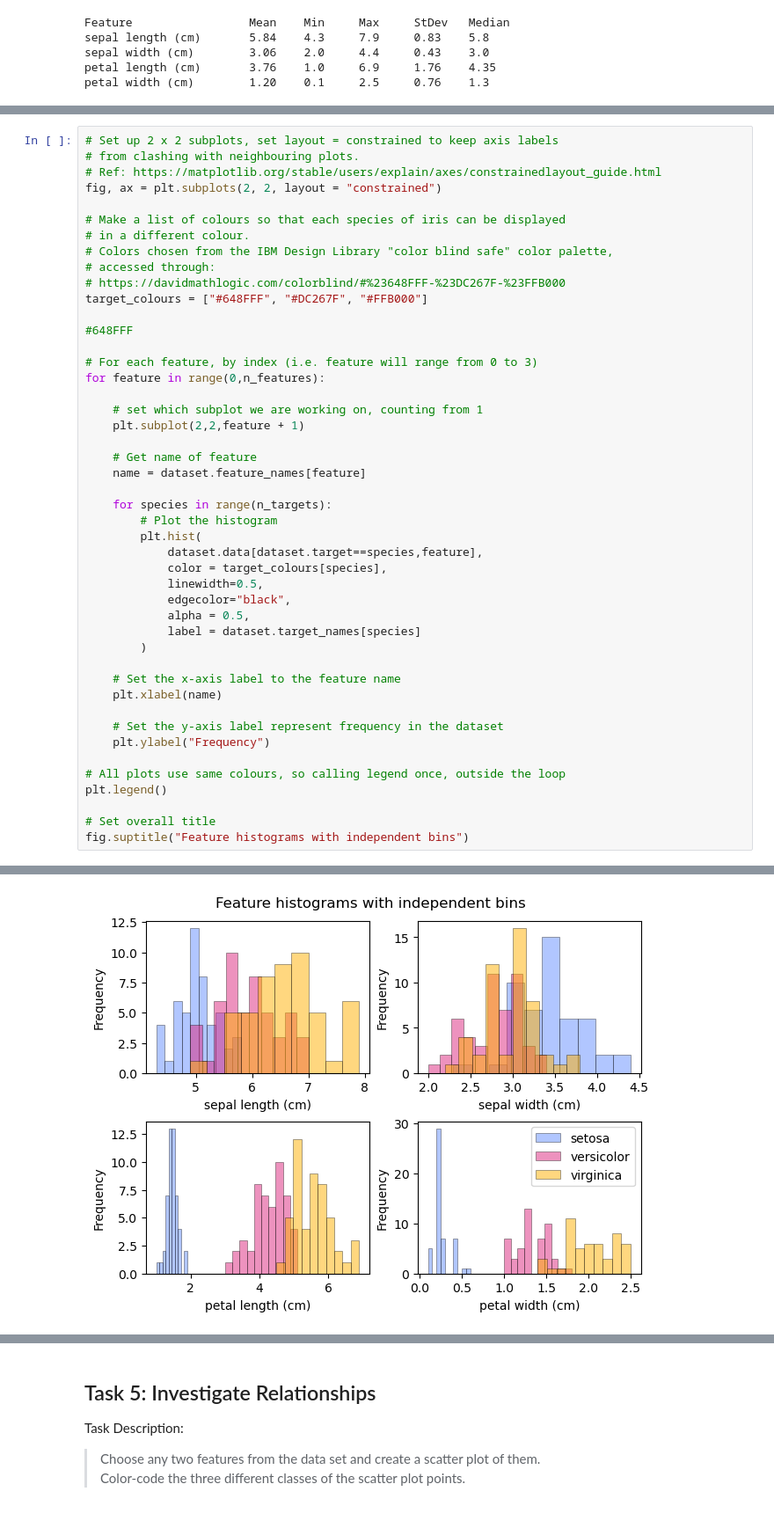
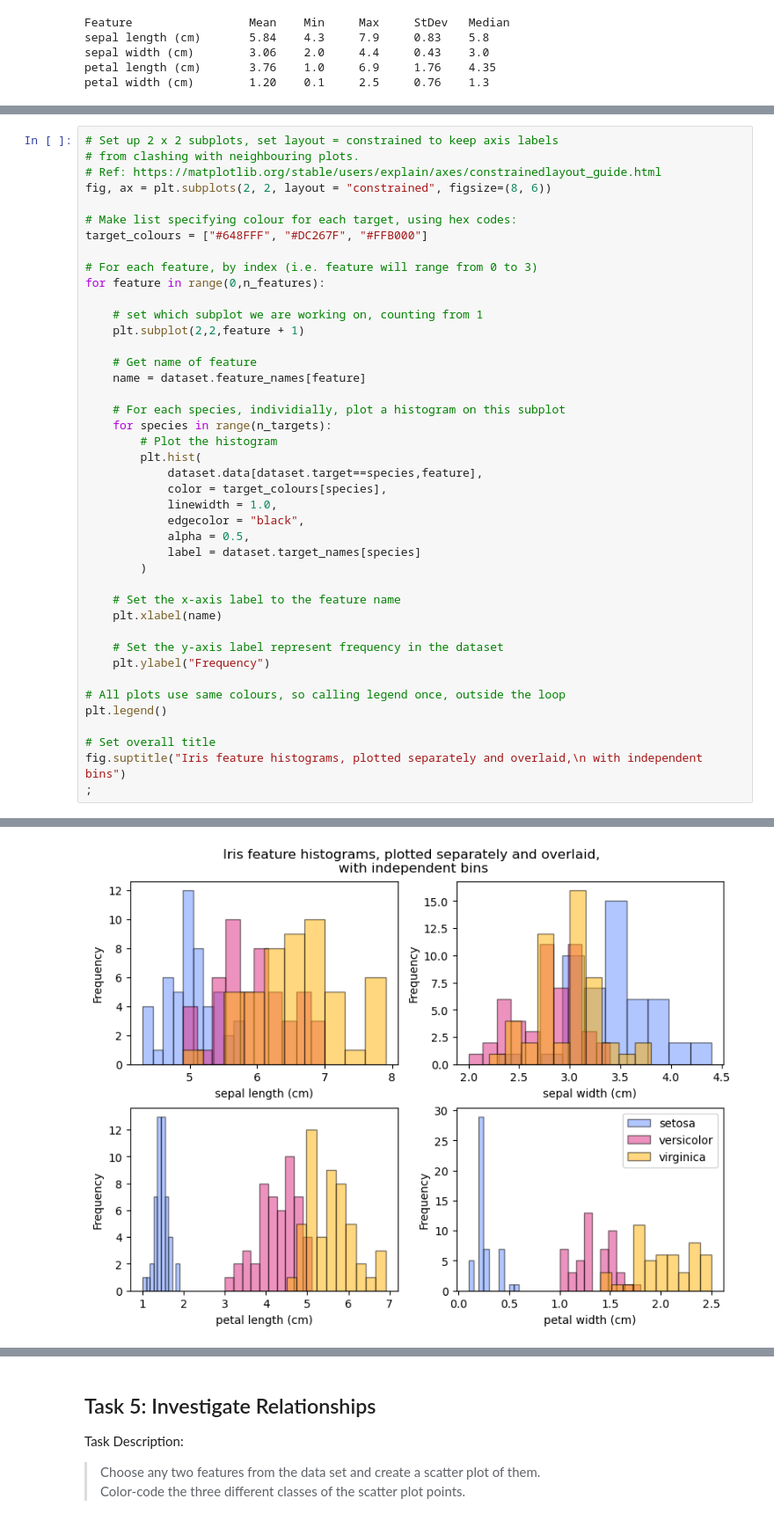
Before and after one commit to SuColl/principles_of_data_analytics, a Jupyter notebook: tasks.ipynb, the cells around one changed output, grey strips where cells are left out. Shown: that part at 88% size. Drawn from its saved outputs; the diff is of its cells as text.

```diff
--- a/tasks.ipynb
+++ b/tasks.ipynb
@@ -248,16 +260,10 @@ petal width (cm)        1.20    0.1     2.5     0.76    1.3
 # Set up 2 x 2 subplots, set layout = constrained to keep axis labels
 # from clashing with neighbouring plots.
 # Ref: https://matplotlib.org/stable/users/explain/axes/constrainedlayout_guide.html
-fig, ax = plt.subplots(2, 2, layout = "constrained")
+fig, ax = plt.subplots(2, 2, layout = "constrained", figsize=(8, 6))
 
-# Make a list of colours so that each species of iris can be displayed
-# in a different colour.
-# Colors chosen from the IBM Design Library "color blind safe" color palette,
-# accessed through:
-# https://davidmathlogic.com/colorblind/#%23648FFF-%23DC267F-%23FFB000
+# Make list specifying colour for each target, using hex codes:
 target_colours = ["#648FFF", "#DC267F", "#FFB000"]
-
-#648FFF
 
 # For each feature, by index (i.e. feature will range from 0 to 3)
 for feature in range(0,n_features):
@@ -268,13 +274,14 @@ for feature in range(0,n_features):
     # Get name of feature
     name = dataset.feature_names[feature]
 
+    # For each species, individially, plot a histogram on this subplot
     for species in range(n_targets):
         # Plot the histogram
         plt.hist(
             dataset.data[dataset.target==species,feature],
             color = target_colours[species],
-            linewidth=0.5,
-            edgecolor="black",
+            linewidth = 1.0,
+            edgecolor = "black",
             alpha = 0.5,
             label = dataset.target_names[species]
         )
@@ -289,5 +296,6 @@ for feature in range(0,n_features):
 plt.legend()
 
 # Set overall title
-fig.suptitle("Feature histograms with independent bins")
+fig.suptitle("Iris feature histograms, plotted separately and overlaid,\n with independent bins")
+;
 # %% [output]
@@ -295,2 +303,2 @@ Text(0.5, 0.98, 'Feature histograms with independent bins')
-[figure, old version]
+[figure, new version]
 # %% [markdown]
```
Also changed, not shown: parts of 13 cells of this notebook.
